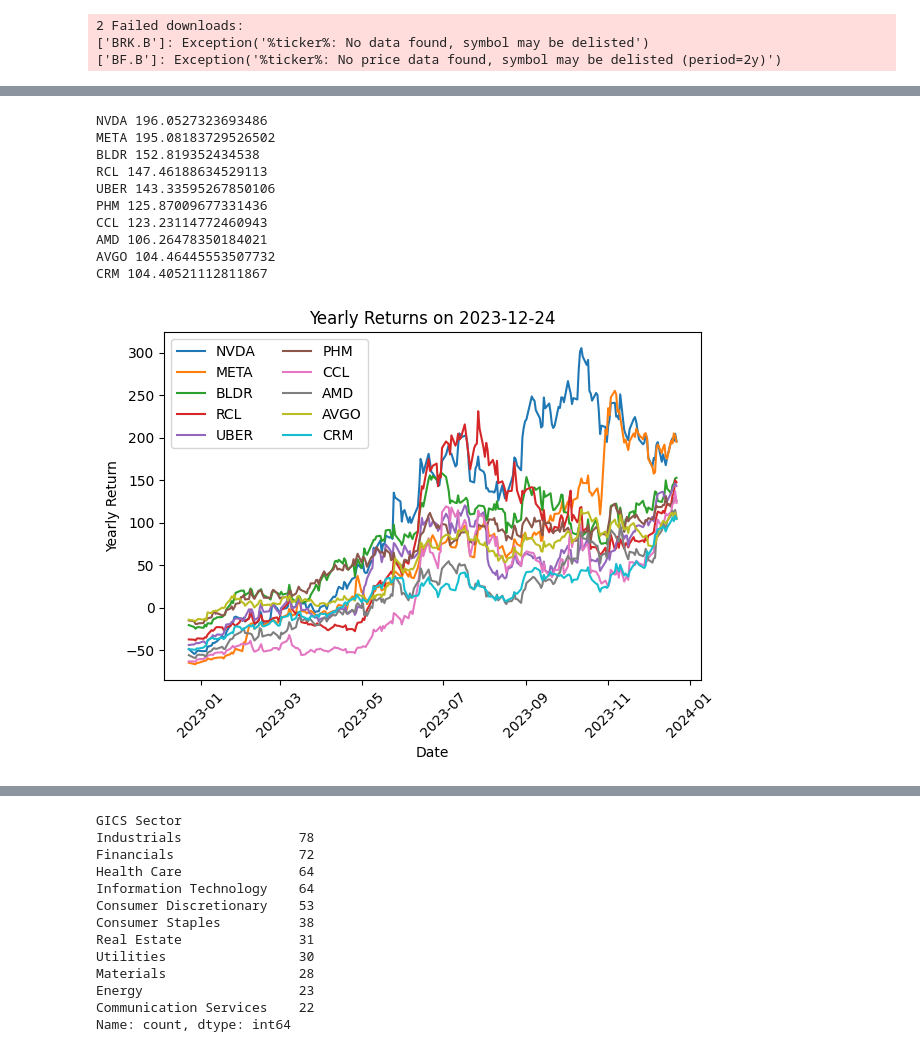
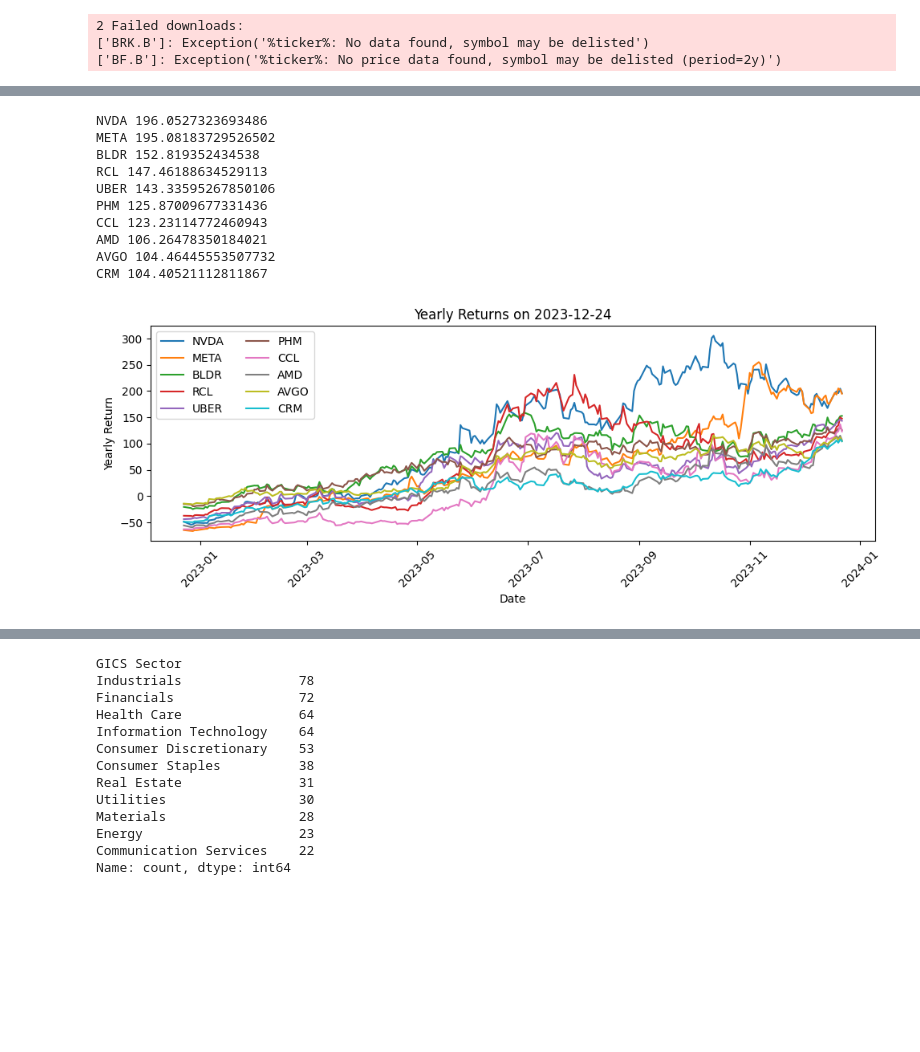
Before and after one commit to talhajamal11/Market-Updates, a Jupyter notebook: src/main.ipynb, the cells around one changed output, grey strips where cells are left out. Cells and saved outputs as stored; diff of their text form; code cells hidden in the pictures; blank space fills up the shorter version.

```diff
--- a/src/main.ipynb
+++ b/src/main.ipynb
@@ -45,2 +67,4 @@ one_year_performance = top_performers['1y']
+# %%
+for ticker, ret in one
 # %%
 # Plot of best performing stocks over 1 Day
@@ -127,30 +154,31 @@ ZION 27.86980585618668
 # %%
 # Plot of best performing stocks over 1 Year
+plt.figure(figsize=(10,4))
 for ticker, ret in one_year_performance.items():
     print(ticker, ret)
     plt.plot(data['Adj Close'][ticker].pct_change(periods=252).tail(252) * 100, label=ticker)
 plt.title('Yearly Returns on '+_today)
 plt.xlabel('Date')
 plt.xticks(rotation=45)
 plt.ylabel('Yearly Return')
 plt.legend(loc='upper left', ncol=2)
 plt.tight_layout()
 _filename = '1Y_performance.png'
 _full_path = os.path.join(directory, _filename)
 plt.savefig(_full_path)
 plt.show()
 # %% [output]
 NVDA 196.0527323693486
 META 195.08183729526502
 BLDR 152.819352434538
 RCL 147.46188634529113
 UBER 143.33595267850106
 PHM 125.87009677331436
 CCL 123.23114772460943
 AMD 106.26478350184021
 AVGO 104.46445553507732
 CRM 104.40521112811867
-[figure, old version]
+[figure, new version]
 # %%
 sp500
 # %% [output]
```
Also changed, not shown: parts of 5 cells of this notebook, 2 other files.
